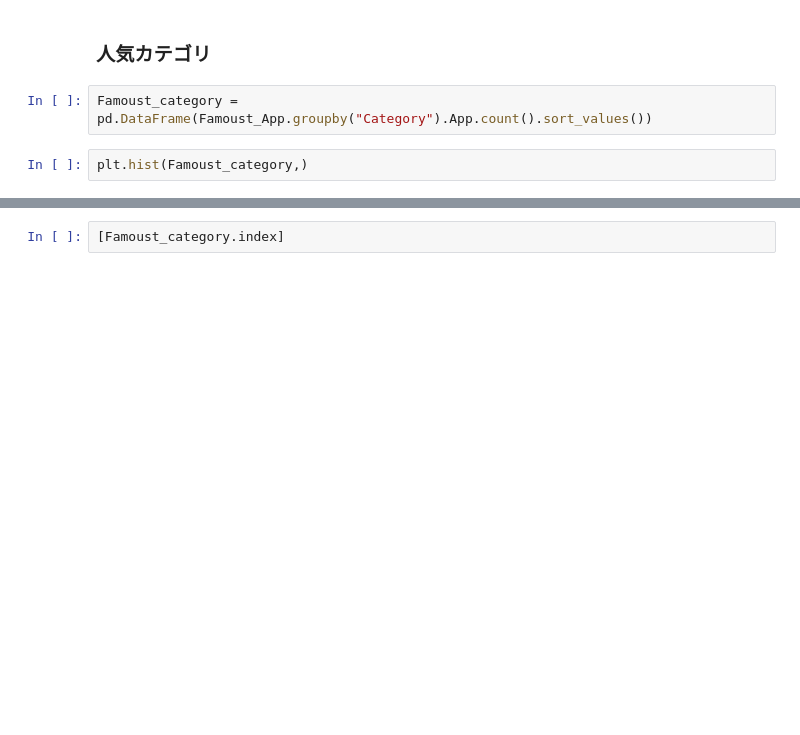
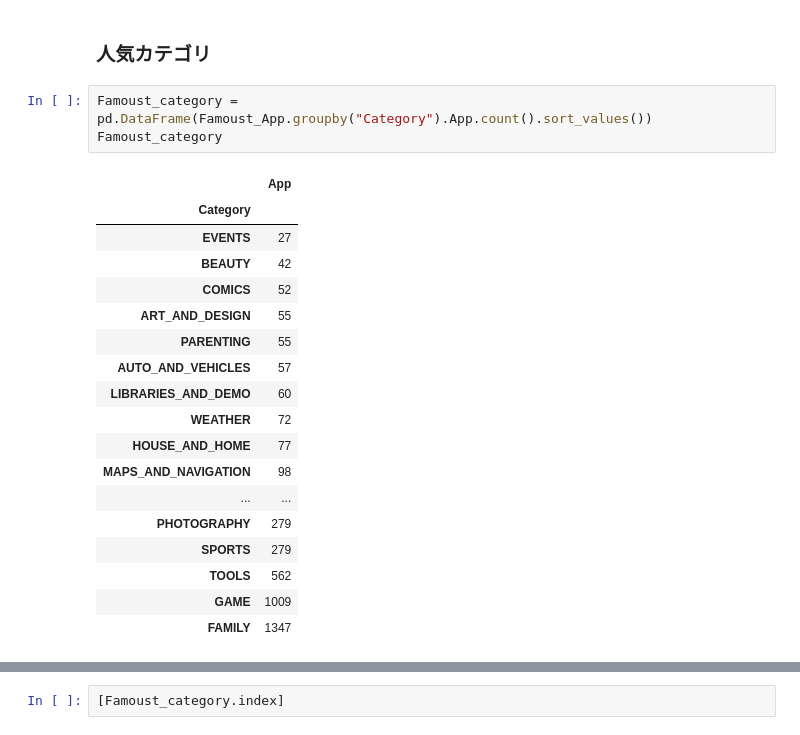
Before and after one commit to Kozuzu931/port_folio, a Jupyter notebook: stats/google-play-store-apps/analysis google play store data.ipynb, the cells around one changed output, grey strips where cells are left out. Drawn from its saved outputs; the diff is of its cells as text; blank space fills up the shorter version.

```diff
--- a/stats/google-play-store-apps/analysis google play store data.ipynb
+++ b/stats/google-play-store-apps/analysis google play store data.ipynb
@@ -484,5 +485,23 @@ Famoust_App
 ### 人気カテゴリ
 # %%
 Famoust_category = pd.DataFrame(Famoust_App.groupby("Category").App.count().sort_values())
+Famoust_category
+# %% [output]
+|  | App |
+| Category |  |
+| EVENTS | 27 |
+| BEAUTY | 42 |
+| COMICS | 52 |
+| ART_AND_DESIGN | 55 |
+| PARENTING | 55 |
+| AUTO_AND_VEHICLES | 57 |
+| LIBRARIES_AND_DEMO | 60 |
+| WEATHER | 72 |
+| HOUSE_AND_HOME | 77 |
+| MAPS_AND_NAVIGATION | 98 |
+| ... | ... |
+| PHOTOGRAPHY | 279 |
+| SPORTS | 279 |
+| TOOLS | 562 |
+| GAME | 1009 |
+| FAMILY | 1347 |
-# %%
-plt.hist(Famoust_category,)
```
Also changed, not shown: parts of 11 cells of this notebook, 16 other files.
